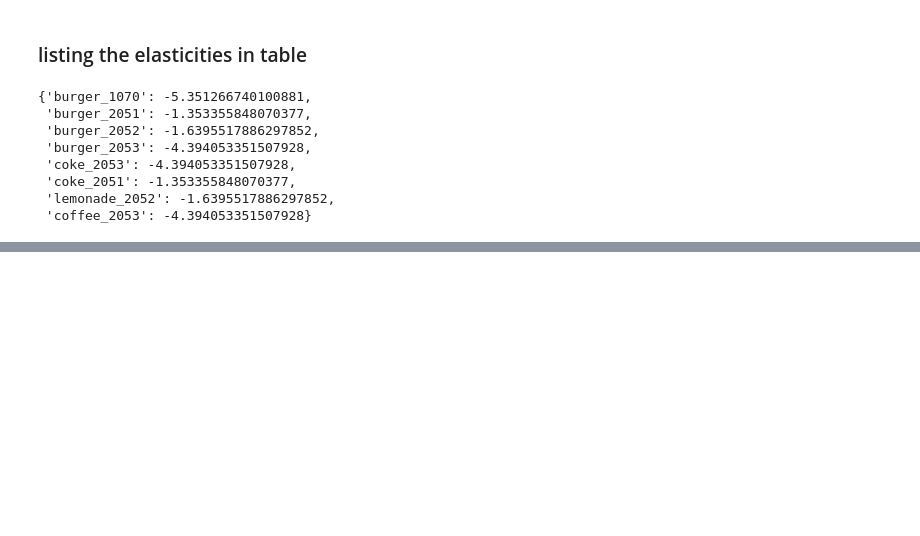
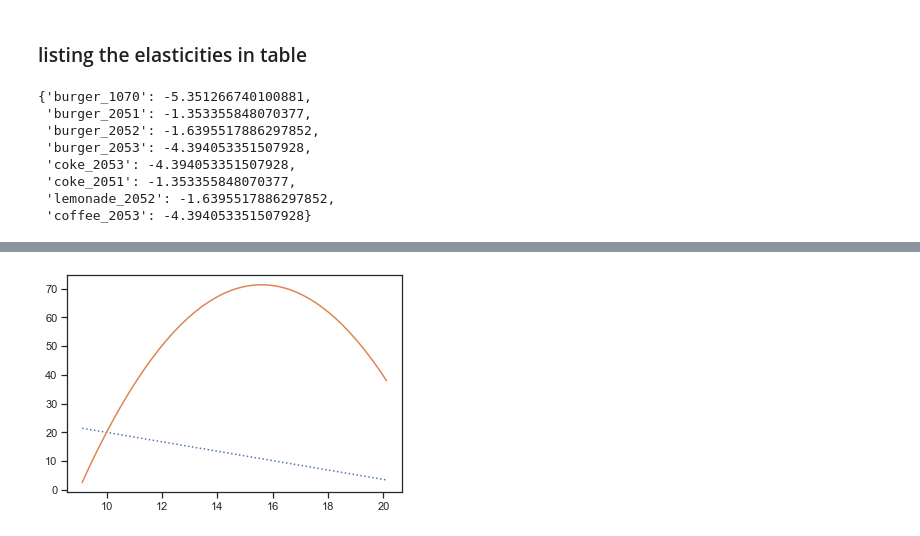
Before and after one commit to Keshtech2002/Retail_Price_Optimization_ML_Regression, a Jupyter notebook: Cafe_Price_Optimazation.ipynb, the cells around one changed output, grey strips where cells are left out. Cells and saved outputs as stored; diff of their text form; code cells hidden in the pictures; blank space fills up the shorter version.

```diff
--- a/Cafe_Price_Optimazation.ipynb
+++ b/Cafe_Price_Optimazation.ipynb
@@ -1232,0 +1344,4 @@ elasticities
+# %%
+optimal_price['burger_2052'] = f_o_p(burger2052_data, model_burger_2052, buying_price)
+# %% [output]
+[figure, added]
```
Also changed, not shown: parts of 47 cells of this notebook, 1 other file.
